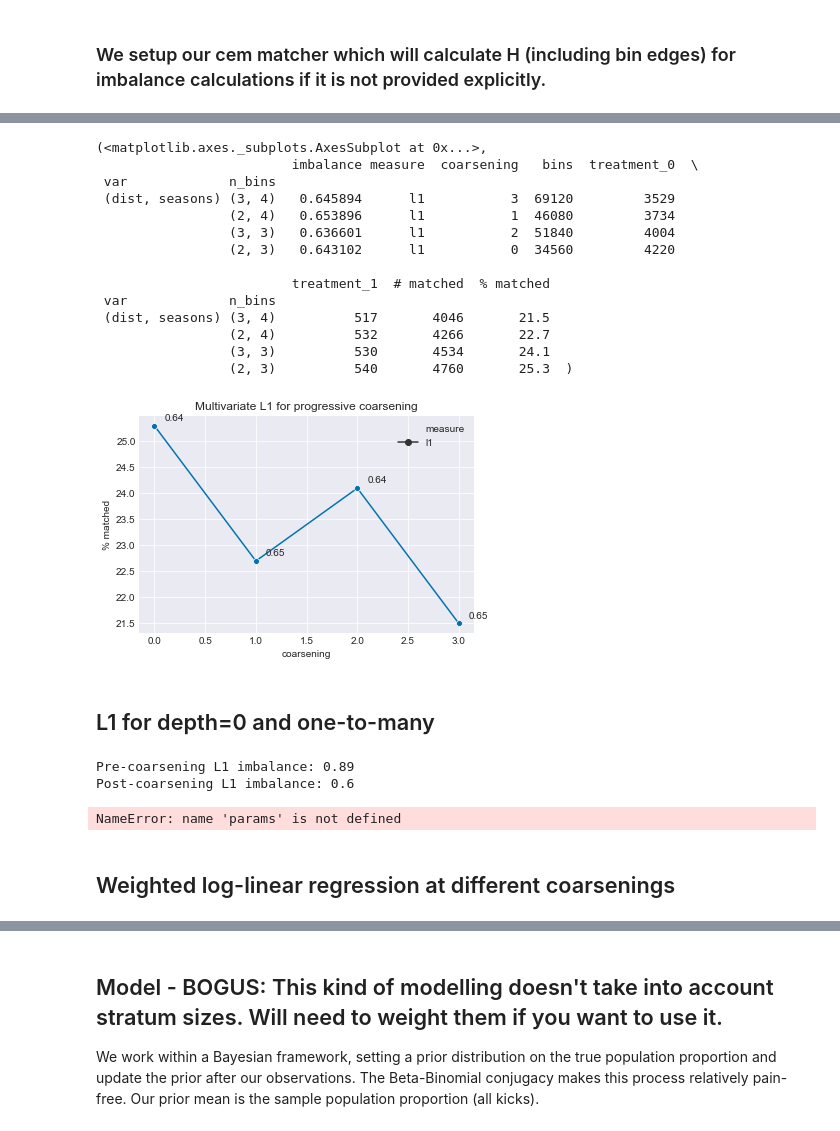
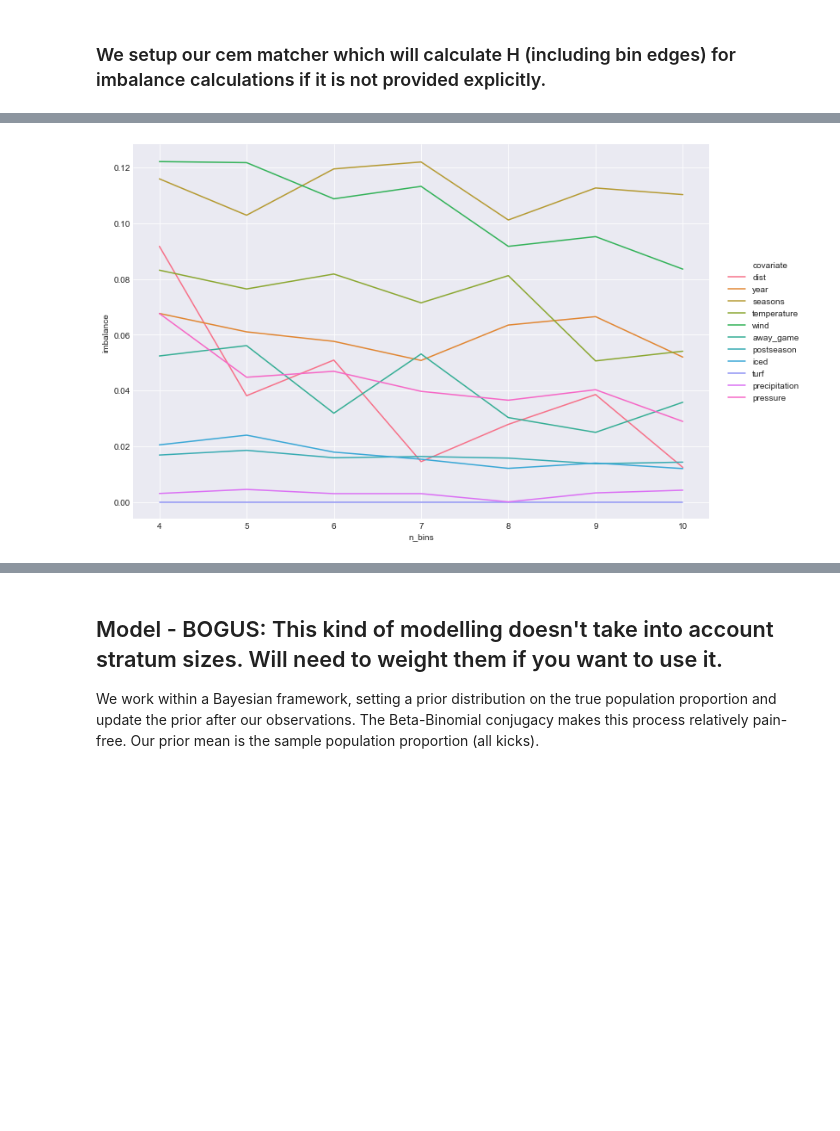
Before and after one commit to lewisbails/nfl-project, a Jupyter notebook: notebooks/field_goals.ipynb, the cells around one changed output, grey strips where cells are left out. Cells and saved outputs as stored; diff of their text form; code cells hidden in the pictures; blank space fills up the shorter version.

```diff
--- a/notebooks/field_goals.ipynb
+++ b/notebooks/field_goals.ipynb
@@ -108,5 +114,5 @@ df
 ### We setup our cem matcher which will calculate H (including bin edges) for imbalance calculations if it is not provided explicitly.
 # %%
 continuous = ['dist', 'year', 'seasons', 'temperature', 'wind', 'pressure']
-cem = CEM(df, T, 'good', continuous, H=5)
+cem = CEM(df, T, 'good', continuous)
 # cem = CEM(df, T, 'good', continuous)
@@ -167,0 +137,18 @@ relaxed = cem.relax(coarsening, relax_on)
+# %%
+coarsening = {
+    'dist': {'bins': 4, 'cut': 'cut'}, # relax over
+    'year': {'bins': 6, 'cut': 'cut'}, # uniform so qcut=cut
+    'seasons': {'bins': 4, 'cut': 'qcut'}, # quantiles
+    'temperature': {'bins': 5, 'cut': 'qcut'}, #quantiles
+    'wind': {'bins': [-1, 6, 18, 41], 'cut': 'cut'},
+    'pressure': {'bins': [-1,1,4,6], 'cut': 'cut'},
+    'postseason': {'bins': 2, 'cut': 'cut'},
+    'iced': {'bins': 2, 'cut': 'cut'},
+    'precipitation': {'bins': 2, 'cut': 'cut'},
+    'altitude': {'bins': 2, 'cut': 'cut'},
+    'turf': {'bins': 2, 'cut': 'cut'},
+    'away_game': {'bins': 2, 'cut': 'cut'},
+    'altitude': {'bins': 2, 'cut': 'cut'},
+}
+coarsening.pop(T)
+coarsening
@@ -167,0 +167,9 @@ relaxed = cem.relax(coarsening, relax_on)
+# %%
+#model
+# relax_on = [('dist', range(2,4), 'cut'), ('seasons', range(3,5), 'cut')]
+relax_on = [('dist', range(4,11), 'cut')]
+# formula = 'good ~ ' + ' + '.join(df.drop(['good']+drop, axis=1).columns)
+# formula = 'good ~ ' + ' + '.join(df.drop(['good']+drop, axis=1).columns) + f' + dist*{T}'
+formula = f'good ~ {T} + dist*{T} + dist'
+# formula = f'good ~ {T}'
+regressed, relaxed = cem.regress(coarsening, relax_on, formula=formula, drop=drop, include_relax=True, family=sm.family.Binomial())
@@ -177,33 +203,4 @@ relaxed.coarsenings
 # %%
-relaxed.plot()
+relaxed.plot('univariate')
 # %% [output]
-(<matplotlib.axes._subplots.AxesSubplot at 0x...>,
-                         imbalance measure  coarsening   bins  treatment_0  \
- var             n_bins
- (dist, seasons) (3, 4)   0.645894      l1           3  69120         3529
-                 (2, 4)   0.653896      l1           1  46080         3734
-                 (3, 3)   0.636601      l1           2  51840         4004
-                 (2, 3)   0.643102      l1           0  34560         4220
-
-                         treatment_1  # matched  % matched
- var             n_bins
- (dist, seasons) (3, 4)          517       4046       21.5
-                 (2, 4)          532       4266       22.7
-                 (3, 3)          530       4534       24.1
-                 (2, 3)          540       4760       25.3  )
-[figure, old version]
+[figure, new version]
-# %% [markdown]
-## L1 for depth=0 and one-to-many
-# %%
-# Multivariate imbalance
-post = cem.imbalance(coarsening)
-print(f'Pre-coarsening L1 imbalance: {round(cem.preimbalance,2)}\nPost-coarsening L1 imbalance: {round(post,2)}')
-# %% [output]
-Pre-coarsening L1 imbalance: 0.89
-Post-coarsening L1 imbalance: 0.6
-# %%
-# Univariate imbalance
-uni = cem.univariate_imbalance(coarsening)
-uni.summary
-# %% [output]
-NameError: name 'params' is not defined
@@ -212,2 +206,0 @@ uni.plot(kde=False)
-# %% [markdown]
-## Weighted log-linear regression at different coarsenings
```
Also changed, not shown: parts of 28 cells of this notebook, 4 other files.
